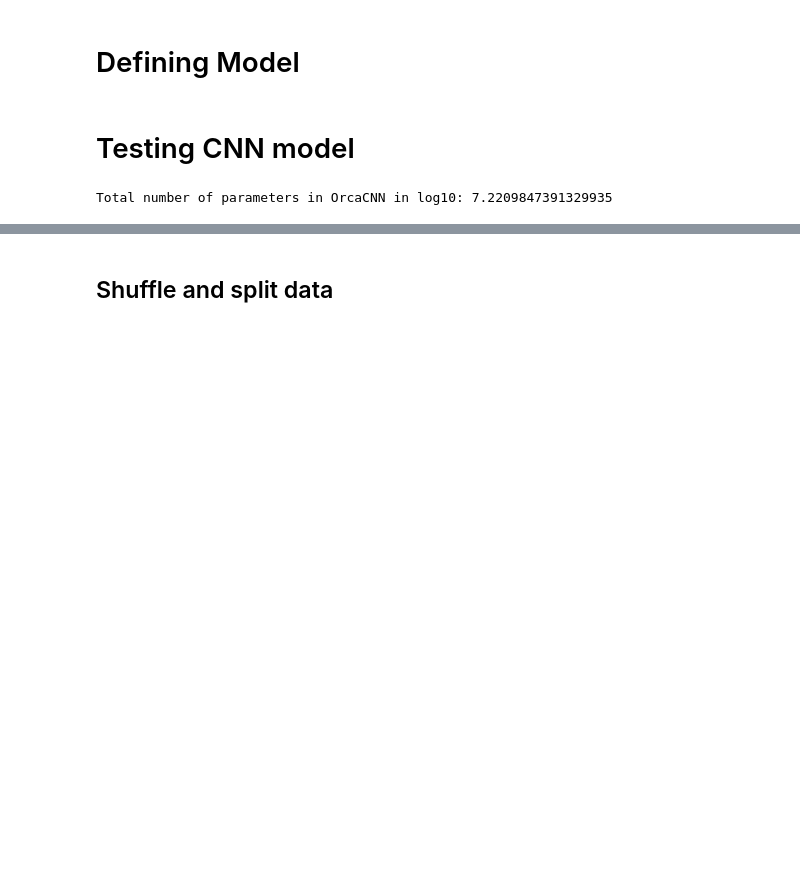
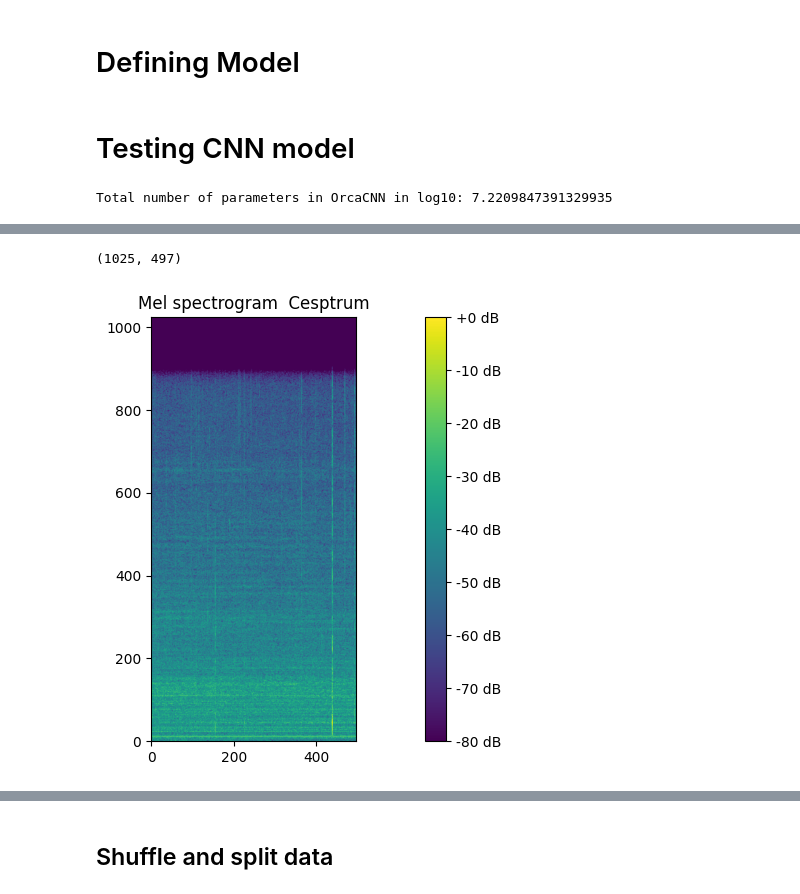
Before and after one commit to Denolle-Lab/OrcaSeis, a Jupyter notebook: cnn_pytorch.ipynb, the cells around one changed output, grey strips where cells are left out. Cells and saved outputs as stored; diff of their text form; code cells hidden in the pictures; blank space fills up the shorter version.

```diff
--- a/cnn_pytorch.ipynb
+++ b/cnn_pytorch.ipynb
@@ -352,3 +352,21 @@ data_df
+# %%
+# plotting row w/ index 1179 for debugging
+
+file_path = os.path.join(dir_path, 'noise_spectrogram', '1179.npy')
+test_spect = np.load(file_path)
+test_spect = test_spect[:N, :]
+
+print(test_spect.shape)
+
+plt.figure(figsize=(14, 5))
+plt.imshow(test_spect, origin='lower')
+plt.colorbar(format='%+2.0f dB')
+plt.title('Mel spectrogram  Cesptrum')
+plt.tight_layout()
+plt.show()
+# %% [output]
+(1025, 497)
+[figure, added]
 # %%
 # Populating data and labels arrays
 non_existant_indices = []
```
Also changed, not shown: parts of 9 cells of this notebook, 1 other file.
